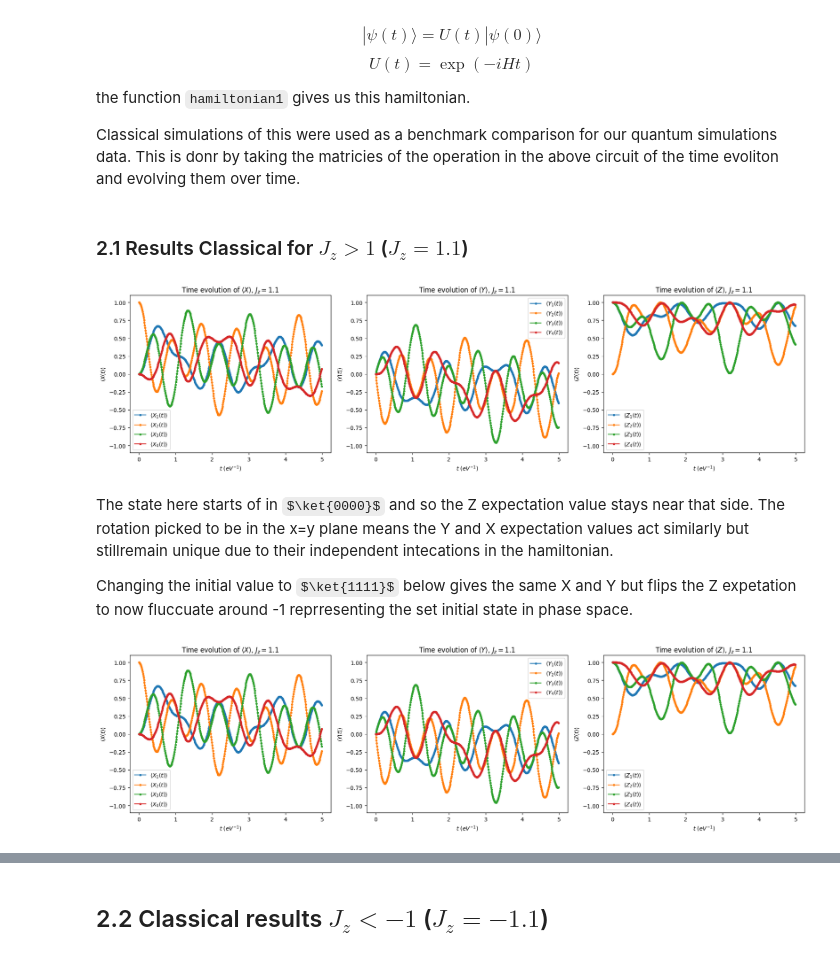
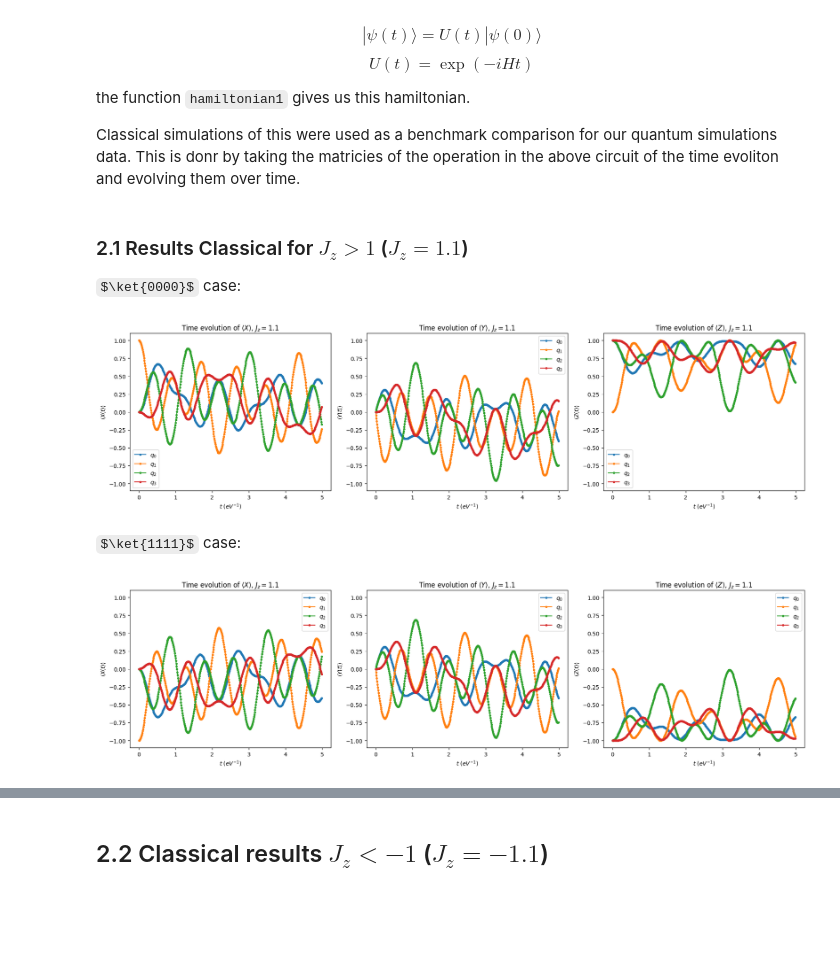
Before and after one commit to laramt04/Time-Evolution-QC-Project, a Jupyter notebook: Report.ipynb, the cells around one changed output, grey strips where cells are left out. Cells and saved outputs as stored; diff of their text form; code cells hidden in the pictures; some formulas as TeX source; blank space fills up the shorter version.

```diff
--- a/Report.ipynb
+++ b/Report.ipynb
@@ -187,14 +187,16 @@ def ClassicalComparison(L, Jz, qubit_measured, direction_measured, steps=100, t_
     return (t_values, np.array(measurements))
 # %% [markdown]
 ### 2.1 Results Classical for $J_z > 1$ ($J_z = 1.1$)
+
+$\ket{0000}$ case:
 # %%
 L, allzeros, Jz, steps, t_tot = 4, True, 1.1, 500, 5 #initial conditions
 
 fig, axes = plt.subplots(1, 3, figsize=(18, 5))
 for ax, direction, label in zip(axes, ['X','Y','Z'], ['X','Y','Z']):
     for q in range(1, L+1):
-        t, vals = ClassicalComparison(L, Jz, q, direction, steps, t_tot)
-        ax.plot(t, vals, '.-', label=rf'$\langle {label}_{q}(t) \rangle$')
+        t, vals = ClassicalComparison(L, Jz, q, direction, steps, t_tot, allzeros)
+        ax.plot(t, vals, '.-', label=rf'$q_{q-1}$')
     ax.set_xlabel(r'$t\ (eV^{-1})$')
     ax.set_ylabel(rf'$\langle {label}(t) \rangle$')
     ax.set_title(rf'Time evolution of $\langle {label} \rangle$, $J_z={Jz}$')
@@ -203,26 +205,24 @@ for ax, direction, label in zip(axes, ['X','Y','Z'], ['X','Y','Z']):
 plt.tight_layout()
 plt.show()
 # %% [output]
-[figure, old version]
+[figure, new version]
-# %% [markdown]
-The state here starts of in $\ket{0000}$ and so the Z expectation value stays near that side. The rotation picked to be in the x=y plane means the Y and X expectation values act similarly but stillremain unique due to their independent intecations in the hamiltonian.
-
-Changing the initial value to $\ket{1111}$ below gives the same X and Y but flips the Z expetation to now fluccuate around -1 reprresenting the set initial state in phase space.
+# %% [markdown]
+$\ket{1111}$ case:
 # %%
 L, allzeros, Jz, steps, t_tot = 4, False, 1.1, 500, 5 #initial conditions
 #allzeros = False sets to 1111 case
 
 fig, axes = plt.subplots(1, 3, figsize=(18, 5))
 for ax, direction, label in zip(axes, ['X','Y','Z'], ['X','Y','Z']):
     for q in range(1, L+1):
-        t, vals = ClassicalComparison(L, Jz, q, direction, steps, t_tot)
-        ax.plot(t, vals, '.-', label=rf'$\langle {label}_{q}(t) \rangle$')
+        t, vals = ClassicalComparison(L, Jz, q, direction, steps, t_tot, allzeros)
+        ax.plot(t, vals, '.-', label=rf'$q_{q-1}$')
     ax.set_xlabel(r'$t\ (eV^{-1})$')
     ax.set_ylabel(rf'$\langle {label}(t) \rangle$')
     ax.set_title(rf'Time evolution of $\langle {label} \rangle$, $J_z={Jz}$')
     ax.set_ylim([-1.1, 1.1])
     ax.legend()
 plt.tight_layout()
 plt.show()
 # %% [output]
-[figure, old version]
+[figure, new version]
```
Also changed, not shown: parts of 13 cells of this notebook.
